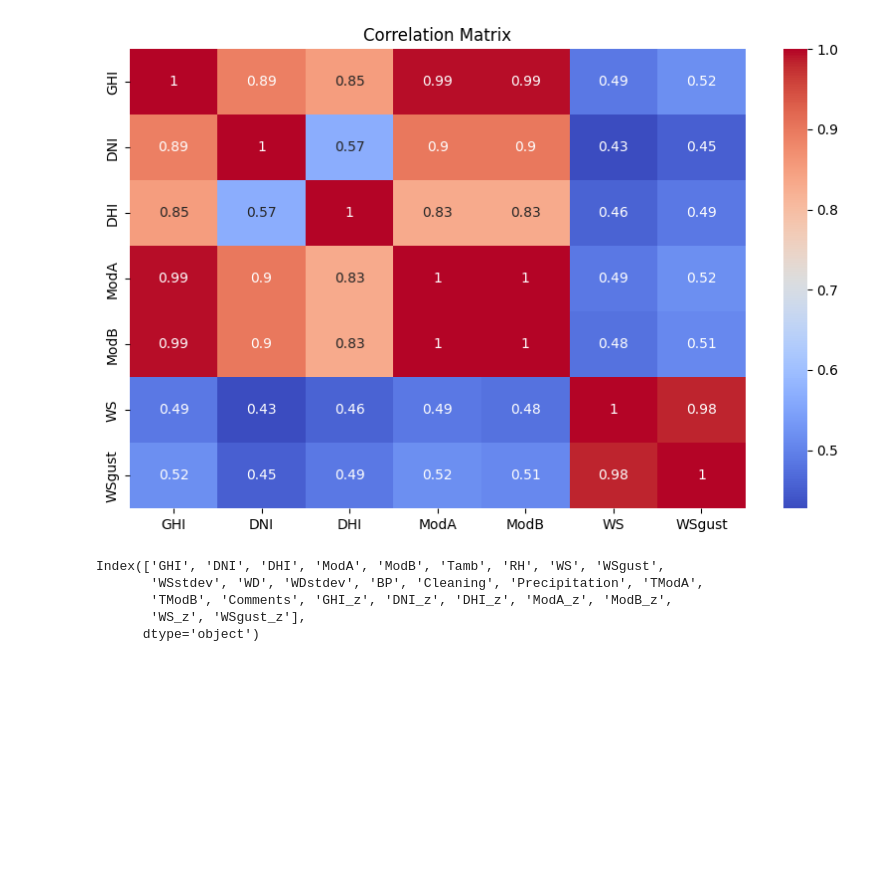
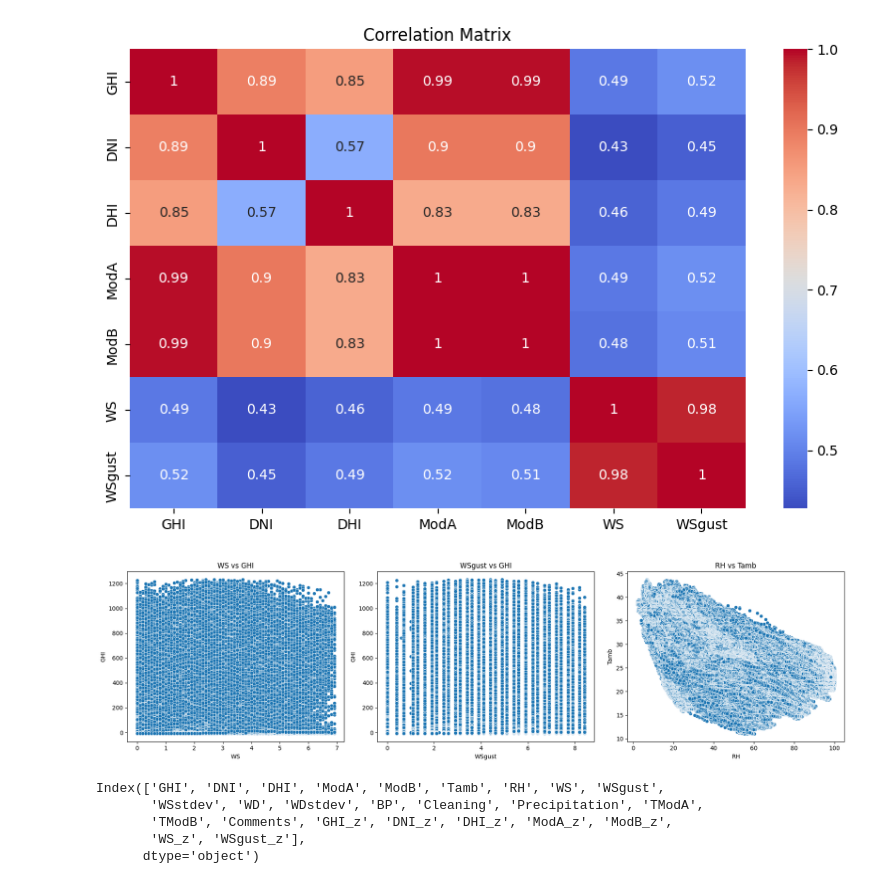
Before and after one commit to mekhlua/solar-challenge-week1, a Jupyter notebook: notebooks/benin_eda.ipynb, the cells around one changed output. Saved outputs shown, nothing was run; the diff lists cells and outputs as text; code cells hidden in the pictures; blank space fills up the shorter version.

Commit message:
Complete EDA and cleaning for Benin dataset (Task 2)

```diff
--- a/notebooks/benin_eda.ipynb
+++ b/notebooks/benin_eda.ipynb
@@ -70,6 +70,23 @@ plt.title("Correlation Matrix")
 plt.show()
 # %% [output]
 [figure]
+# %%
+import numpy as np
+fig, axs = plt.subplots(1, 3, figsize=(18, 5))
+
+sns.scatterplot(x='WS', y='GHI', data=df_clean, ax=axs[0])
+axs[0].set_title('WS vs GHI')
+
+sns.scatterplot(x='WSgust', y='GHI', data=df_clean, ax=axs[1])
+axs[1].set_title('WSgust vs GHI')
+
+sns.scatterplot(x='RH', y='Tamb', data=df_clean, ax=axs[2])
+axs[2].set_title('RH vs Tamb')
+
+plt.tight_layout()
+plt.show()
+# %% [output]
+[figure, added]
 # %%
 print(df_clean.columns)
 # %% [output]
```
Also changed, not shown: parts of 6 cells of this notebook.
